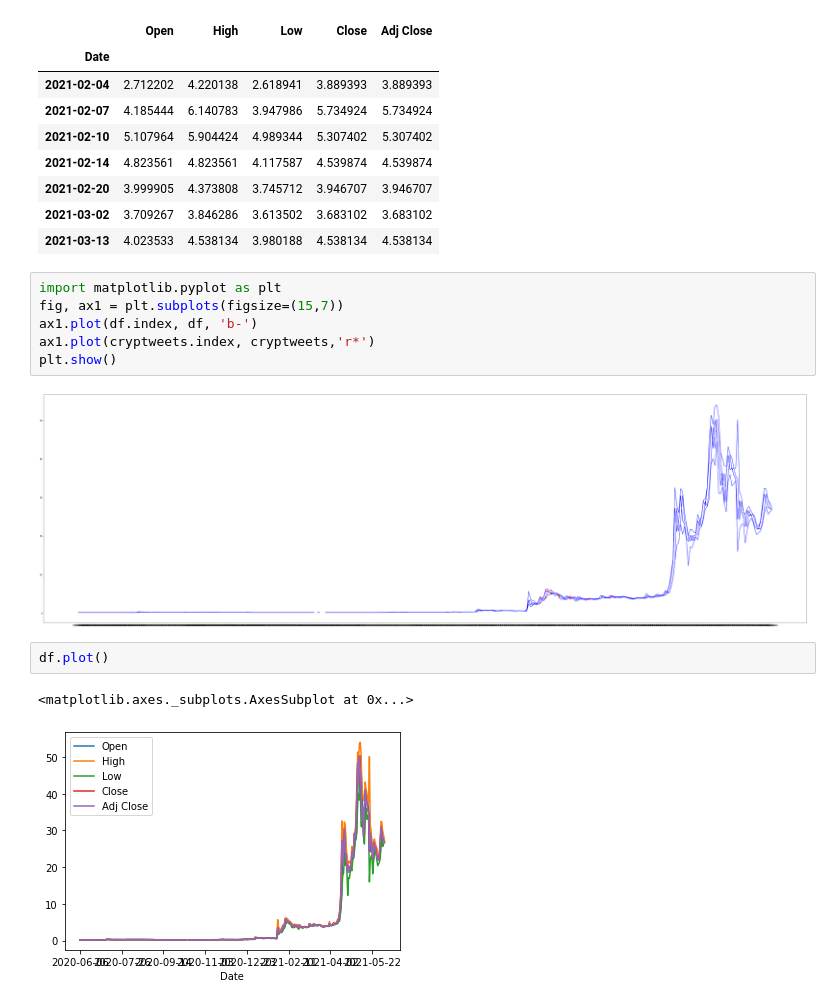
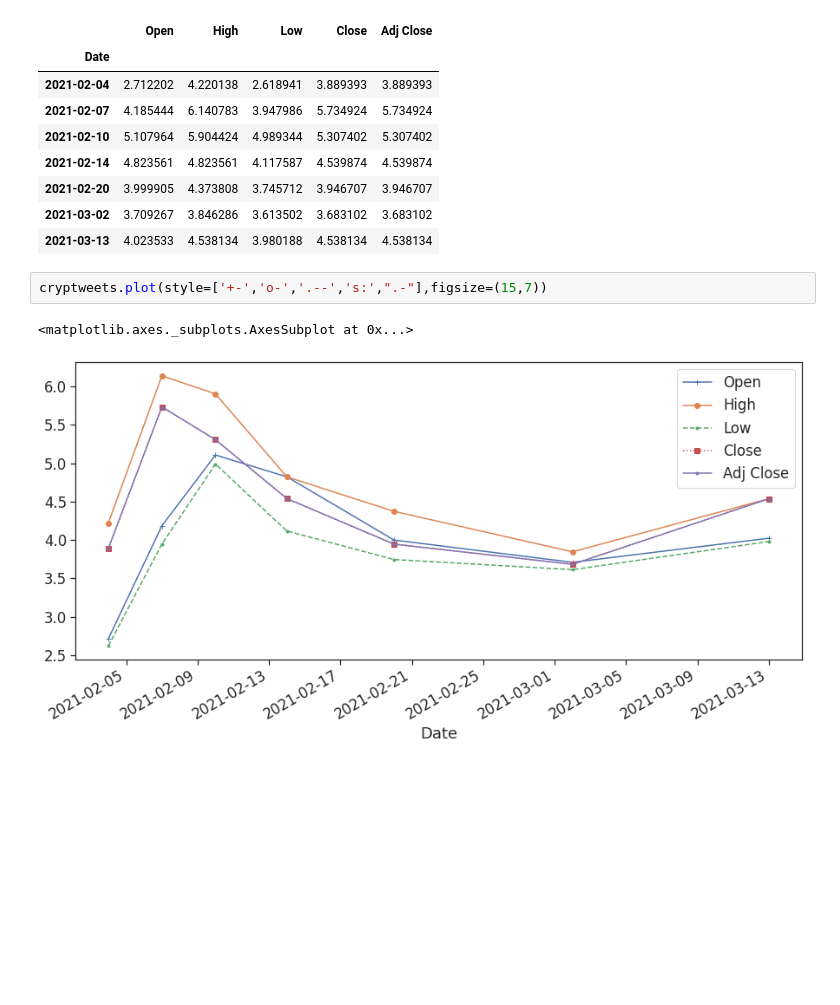
Before and after one commit to rodincode/CryptoTweets, a Jupyter notebook: CryptoTweets.ipynb, the cells around one changed output. Saved outputs shown, nothing was run; the diff lists cells and outputs as text; blank space fills up the shorter version.

```diff
--- a/CryptoTweets.ipynb
+++ b/CryptoTweets.ipynb
@@ -95,16 +95,8 @@ cryptweets
 | 2021-02-20 | 3.999905 | 4.373808 | 3.745712 | 3.946707 | 3.946707 |
 | 2021-03-02 | 3.709267 | 3.846286 | 3.613502 | 3.683102 | 3.683102 |
 | 2021-03-13 | 4.023533 | 4.538134 | 3.980188 | 4.538134 | 4.538134 |
-# %%
-import matplotlib.pyplot as plt
-fig, ax1 = plt.subplots(figsize=(15,7))
-ax1.plot(df.index, df, 'b-')
-ax1.plot(cryptweets.index, cryptweets,'r*')
-plt.show()
-# %% [output]
-[figure, removed]
-# %%
-df.plot()
-# %% [output]
-<matplotlib.axes._subplots.AxesSubplot at 0x...>
-[figure, removed]
+# %%
+cryptweets.plot(style=['+-','o-','.--','s:',".-"],figsize=(15,7))
+# %% [output]
+<matplotlib.axes._subplots.AxesSubplot at 0x...>
+[figure, added]
```
Also changed, not shown: parts of 3 cells of this notebook.
